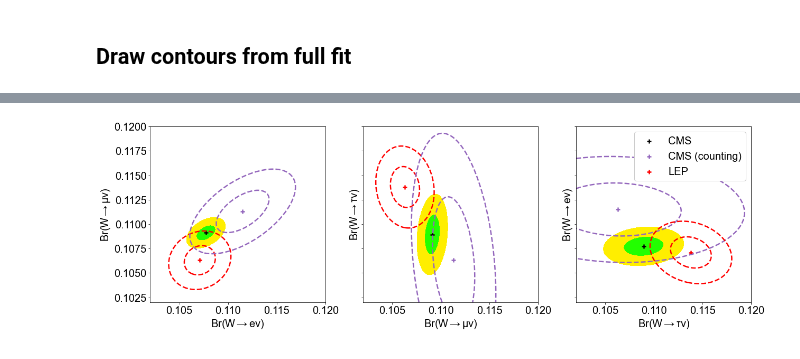
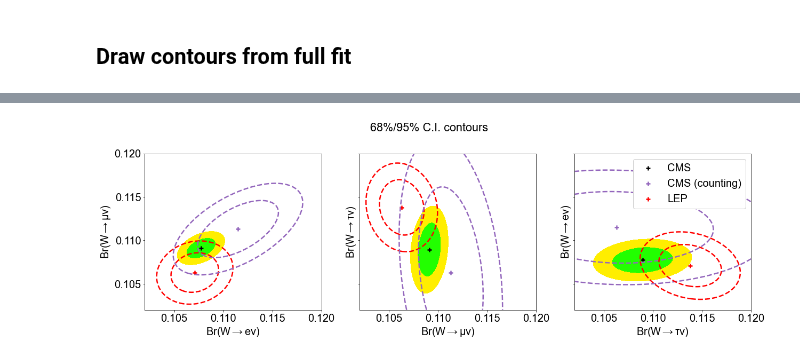
Before and after one commit to NWUHEP/analysis-tools, a Jupyter notebook: notebooks/contour_plot.ipynb, the cells around one changed output, grey strips where cells are left out. Saved outputs shown, nothing was run; the diff lists cells and outputs as text; code cells hidden in the pictures.

```diff
--- a/notebooks/contour_plot.ipynb
+++ b/notebooks/contour_plot.ipynb
@@ -214,8 +214,9 @@ fig, axes = plt.subplots(1, 3, figsize=(18, 6), facecolor='white', sharex=True,
 
 # plot options
 scan_range = (0.102, 0.12)
-clvls = [0., 0.5, 2]
-#clvls = [0., 2.3, 5.9]
+#clvls = [0., 0.5, 2]
+clvls = [0., 2.3, 5.9]
+#clvls = [0., 3.527, 8.025]
 
 label_emu = dict(x = r'$Br(W\rightarrow e\nu)$', y = r'$Br(W\rightarrow \mu\nu)$')
 label_mutau = dict(x = r'$Br(W\rightarrow \mu\nu)$', y = r'$Br(W\rightarrow \tau\nu)$')
@@ -228,24 +229,18 @@ pos = np.empty(X.shape + (2,))
 pos[:,:,0] = X
 pos[:,:,1] = Y
 
-# LEP (this can/should be done with the full covariance)
-mu = 0.1080
-sigma = 0.0009
-f_pdg = multivariate_normal(mean=[mu, mu], cov=[[sigma**2, 0.], [0., sigma**2]])
-nll_pdg = -np.log(f_pdg.pdf(pos)/f_pdg.pdf([0.108, 0.108])) #
-
 # electron vs. muon
 cov_emu = cov_unblinded[:2, :2]
 f_emu = multivariate_normal(mean=val_fit_unblinded[:2], cov=cov_unblinded[:2, :2])
-nll_emu = -np.log(f_emu.pdf(pos)/f_emu.pdf(val_fit_unblinded[:2]))
+nll_emu = -2*np.log(f_emu.pdf(pos)/f_emu.pdf(val_fit_unblinded[:2]))
 
 cov_emu_alt = cov_alt[:2, :2]
 f_emu_alt = multivariate_normal(mean=br_alt[:2], cov=cov_alt[:2, :2])
-nll_emu_alt = -np.log(f_emu_alt.pdf(pos)/f_emu_alt.pdf(br_alt[:2]))
+nll_emu_alt = -2*np.log(f_emu_alt.pdf(pos)/f_emu_alt.pdf(br_alt[:2]))
 
 cov_emu_lep = cov_lep[:2, :2]
 f_emu_lep = multivariate_normal(mean=br_lep[:2], cov=cov_lep[:2, :2])
-nll_emu_lep = -np.log(f_emu_lep.pdf(pos)/f_emu_lep.pdf(br_lep[:2]))
+nll_emu_lep = -2*np.log(f_emu_lep.pdf(pos)/f_emu_lep.pdf(br_lep[:2]))
 
 ax = axes[0]
 ax.contourf(X, Y, nll_emu, levels=clvls, linestyles='solid', colors=['#22FF00', '#FFEE00'])
@@ -255,11 +250,18 @@ ax.scatter([br_lep[0]], [br_lep[1]], marker='+', c='r', label='LEP')
 ax.contour(X, Y, nll_emu_alt, levels=clvls, linestyles='--', colors='C4')
 ax.scatter([br_alt[0]], [br_alt[1]], marker='+', c='C4', label='CMS (alt)')
 
-#ax.fill_between(scan_range, 2*[pdg_mu[0] - pdg_mu[1], ], 2*[pdg_mu[0] + pdg_mu[1], ], facecolor='none', edgecolor='gray', hatch='/', alpha=0.5)
-#ax.plot(scan_range, 2*[pdg_mu[0],], color='gray', linestyle=':', alpha=0.5)
-#ax.fill_betweenx(scan_range, 2*[pdg_e[0] - pdg_e[1], ], 2*[pdg_e[0] + pdg_e[1], ], facecolor='none', edgecolor='gray', hatch='\\', alpha=0.5)
-#ax.plot(2*[pdg_e[0],], scan_range, color='gray', linestyle=':', alpha=0.5)
+# draw 1D intervals
+#x_down = [val_fit_unblinded[0] - err_fit_unblinded[0], val_fit_unblinded[0] - err_fit_unblinded[0]]
+#x_up = [val_fit_unblinded[0] + err_fit_unblinded[0], val_fit_unblinded[0] + err_fit_unblinded[0]]
+#ax.plot(x_down, scan_range, color='#22FF00', linestyle='--', linewidth=1.)
+#ax.plot(x_up, scan_range, color='#22FF00', linestyle='--', linewidth=1.)
+#
+#y_down = [val_fit_unblinded[1] - err_fit_unblinded[1], val_fit_unblinded[1] - err_fit_unblinded[1]]
+#y_up = [val_fit_unblinded[1] + err_fit_unblinded[1], val_fit_unblinded[1] + err_fit_unblinded[1]]
+#ax.plot(scan_range, y_down, color='#22FF00', linestyle='--', linewidth=1.)
+#ax.plot(scan_range, y_up, color='#22FF00', linestyle='--', linewidth=1.)
 
+# labels
 ax.set_xlabel(label_emu['x'])
 ax.set_ylabel(label_emu['y'])
 ax.set_xlim(0.102, 0.12)
@@ -268,15 +270,15 @@ ax.set_ylim(0.102, 0.12)
 # muon vs. tau
 cov_mutau = cov_unblinded[1:, 1:]
 f_mutau = multivariate_normal(mean=val_fit_unblinded[1:], cov=cov_unblinded[1:, 1:])
-nll_mutau = -np.log(f_mutau.pdf(pos)/f_mutau.pdf(val_fit_unblinded[1:]))
+nll_mutau = -2*np.log(f_mutau.pdf(pos)/f_mutau.pdf(val_fit_unblinded[1:]))
 
 cov_mutau_lep = cov_lep[1:, 1:]
 f_mutau_lep = multivariate_normal(mean=br_lep[1:], cov=cov_lep[1:, 1:])
-nll_mutau_lep = -np.log(f_mutau_lep.pdf(pos)/f_mutau_lep.pdf(br_lep[1:]))
+nll_mutau_lep = -2*np.log(f_mutau_lep.pdf(pos)/f_mutau_lep.pdf(br_lep[1:]))
 
 cov_mutau_alt = cov_alt[1:, 1:]
 f_mutau_alt = multivariate_normal(mean=br_alt[1:], cov=cov_alt[1:, 1:])
-nll_mutau_alt = -np.log(f_mutau_alt.pdf(pos)/f_mutau_alt.pdf(br_alt[1:]))
+nll_mutau_alt = -2*np.log(f_mutau_alt.pdf(pos)/f_mutau_alt.pdf(br_alt[1:]))
 
 ax = axes[1]
 ax.contourf(X, Y, nll_mutau, levels=clvls, linestyles='solid', colors=['#22FF00', '#FFEE00'])
@@ -286,11 +288,18 @@ ax.scatter([br_lep[1]], [br_lep[2]], marker='+', c='r', label='LEP')
 ax.contour(X, Y, nll_mutau_alt, levels=clvls, linestyles='--', colors='C4')
 ax.scatter([br_alt[1]], [br_alt[2]], marker='+', c='C4', label='alt')
 
-#ax.fill_between(scan_range, 2*[pdg_tau[0] - pdg_tau[1], ], 2*[pdg_tau[0] + pdg_tau[1], ], facecolor='none', edgecolor='gray', hatch='/', alpha=0.5)
-#ax.plot(scan_range, 2*[pdg_tau[0],], color='gray', linestyle=':', alpha=0.5)
-#ax.fill_betweenx(scan_range, 2*[pdg_mu[0] - pdg_mu[1], ], 2*[pdg_mu[0] + pdg_mu[1], ], facecolor='none', edgecolor='gray', hatch='\\', alpha=0.5)
-#ax.plot(2*[pdg_mu[0],], scan_range, color='gray', linestyle=':', alpha=0.5)
+# draw 1D intervals
+#x_down = [val_fit_unblinded[1] - err_fit_unblinded[1], val_fit_unblinded[1] - err_fit_unblinded[1]]
+#x_up = [val_fit_unblinded[1] + err_fit_unblinded[1], val_fit_unblinded[1] + err_fit_unblinded[1]]
+#ax.plot(x_down, scan_range, color='#22FF00', linestyle='--', linewidth=1.)
+#ax.plot(x_up, scan_range, color='#22FF00', linestyle='--', linewidth=1.)
+#
+#y_down = [val_fit_unblinded[2] - err_fit_unblinded[2], val_fit_unblinded[2] - err_fit_unblinded[2]]
+#y_up = [val_fit_unblinded[2] + err_fit_unblinded[2], val_fit_unblinded[2] + err_fit_unblinded[2]]
+#ax.plot(scan_range, y_down, color='#22FF00', linestyle='--', linewidth=1.)
+#ax.plot(scan_range, y_up, color='#22FF00', linestyle='--', linewidth=1.)
 
+# labels
 ax.set_xlabel(label_mutau['x'])
 ax.set_ylabel(label_mutau['y'])
 ax.set_xlim(0.102, 0.12)
@@ -299,15 +308,15 @@ ax.set_ylim(0.102, 0.12)
 ## electron vs. tau
 cov_etau = cov_unblinded[[2, 0]][:, [2, 0]]
 f_etau = multivariate_normal(mean=val_fit_unblinded[[2, 0]], cov=cov_etau)
-nll_etau = -np.log(f_etau.pdf(pos)/f_etau.pdf(val_fit_unblinded[[2, 0]]))
+nll_etau = -2*np.log(f_etau.pdf(pos)/f_etau.pdf(val_fit_unblinded[[2, 0]]))
 
 cov_etau_lep = cov_lep[[2, 0]][:, [2, 0]]
 f_etau_lep = multivariate_normal(mean=br_lep[[2, 0]], cov=cov_etau_lep)
-nll_etau_lep = -np.log(f_etau_lep.pdf(pos)/f_etau_lep.pdf(br_lep[[2, 0]]))
+nll_etau_lep = -2*np.log(f_etau_lep.pdf(pos)/f_etau_lep.pdf(br_lep[[2, 0]]))
 
 cov_etau_alt = cov_alt[[2, 0]][:, [2, 0]]
 f_etau_alt = multivariate_normal(mean=br_alt[[2, 0]], cov=cov_etau_alt)
-nll_etau_alt = -np.log(f_etau_alt.pdf(pos)/f_etau_alt.pdf(br_alt[[2, 0]]))
+nll_etau_alt = -2*np.log(f_etau_alt.pdf(pos)/f_etau_alt.pdf(br_alt[[2, 0]]))
 
 ax = axes[2]
 ax.contourf(X, Y, nll_etau, levels=clvls, linestyles='solid', colors=['#22FF00', '#FFEE00'])
@@ -317,10 +326,16 @@ ax.scatter([br_alt[2]], [br_alt[0]], marker='+', c='C4', label='CMS (counting)')
 ax.contour(X, Y, nll_etau_lep, levels=clvls, linestyles='--', colors='r')
 ax.scatter([br_lep[2]], [br_lep[0]], marker='+', c='r', label='LEP')
 
-#ax.fill_between(scan_range, 2*[pdg_e[0] - pdg_e[1], ], 2*[pdg_e[0] + pdg_e[1], ], facecolor='none', edgecolor='gray', hatch='/', alpha=0.5, label='PDG')
-#ax.plot(scan_range, 2*[pdg_e[0],], color='gray', linestyle=':', alpha=0.5)
-#ax.fill_betweenx(scan_range, 2*[pdg_tau[0] - pdg_tau[1], ], 2*[pdg_tau[0] + pdg_tau[1], ], facecolor='none', edgecolor='gray', hatch='\\', alpha=0.5)
-#ax.plot(2*[pdg_tau[0],], scan_range, color='gray', linestyle=':', alpha=0.5)
+# draw 1D intervals
+#x_down = [val_fit_unblinded[2] - err_fit_unblinded[2], val_fit_unblinded[2] - err_fit_unblinded[2]]
+#x_up = [val_fit_unblinded[2] + err_fit_unblinded[2], val_fit_unblinded[2] + err_fit_unblinded[2]]
+#ax.plot(x_down, scan_range, color='#22FF00', linestyle='--', linewidth=1.)
+#ax.plot(x_up, scan_range, color='#22FF00', linestyle='--', linewidth=1.)
+#
+#y_down = [val_fit_unblinded[0] - err_fit_unblinded[0], val_fit_unblinded[0] - err_fit_unblinded[0]]
+#y_up = [val_fit_unblinded[0] + err_fit_unblinded[0], val_fit_unblinded[0] + err_fit_unblinded[0]]
+#ax.plot(scan_range, y_down, color='#22FF00', linestyle='--', linewidth=1.)
+#ax.plot(scan_range, y_up, color='#22FF00', linestyle='--', linewidth=1.)
 
 ax.set_xlabel(label_etau['x'])
 ax.set_ylabel(label_etau['y'])
@@ -329,8 +344,10 @@ ax.set_ylim(0.102, 0.12)
 
 ax.legend(loc=1, framealpha=1.)
 
+fig.suptitle('68%/95% C.I. contours')
+
 plt.tight_layout()
-plt.savefig('plots/result_contours_test.pdf')
-plt.savefig('plots/result_contours_test.png')
+plt.savefig('plots/result_contours_2d_intersection.pdf')
+plt.savefig('plots/result_contours_2d_intersection.png')
 plt.show()
 # %% [output]
@@ -337 +355 @@ plt.show()
-[figure, old version]
+[figure, new version]
```
Also changed, not shown: parts of 4 cells of this notebook, 3 other files.
